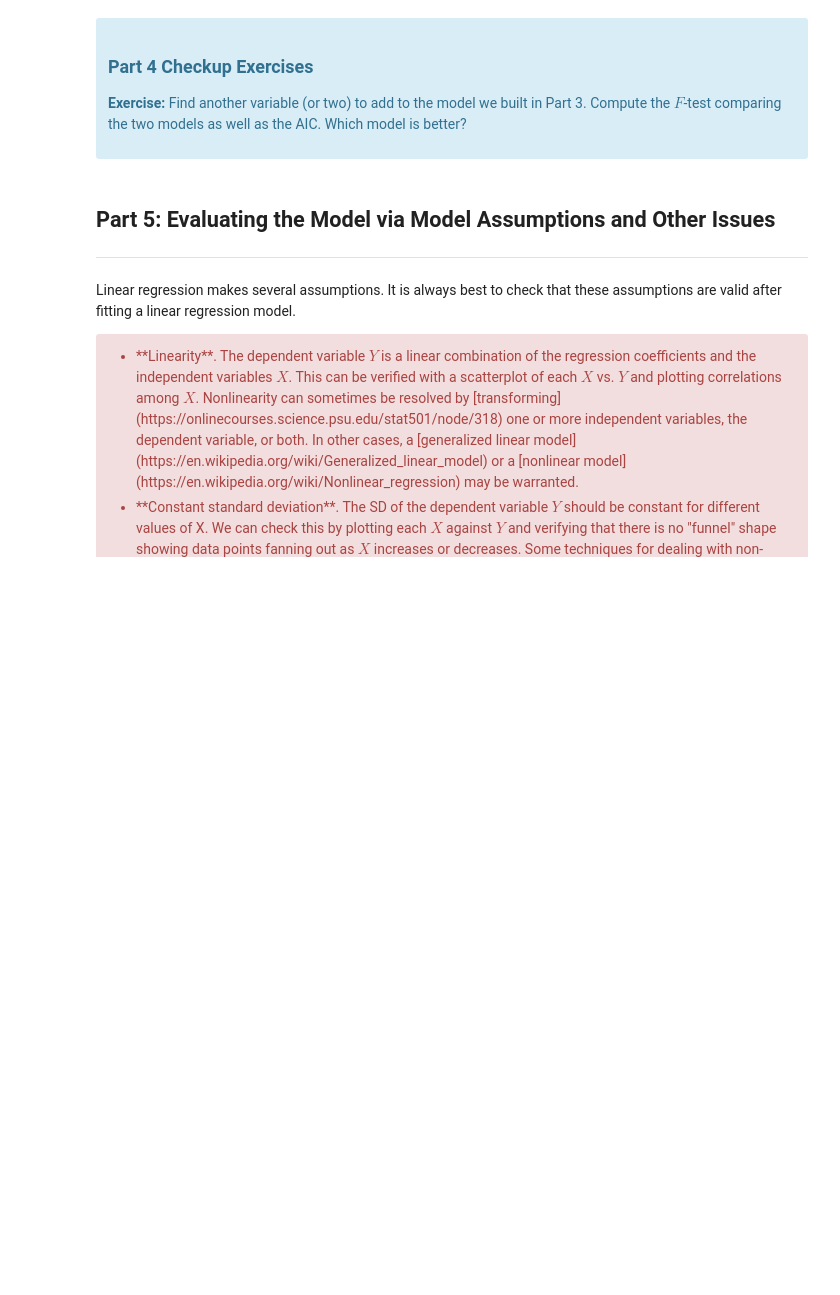
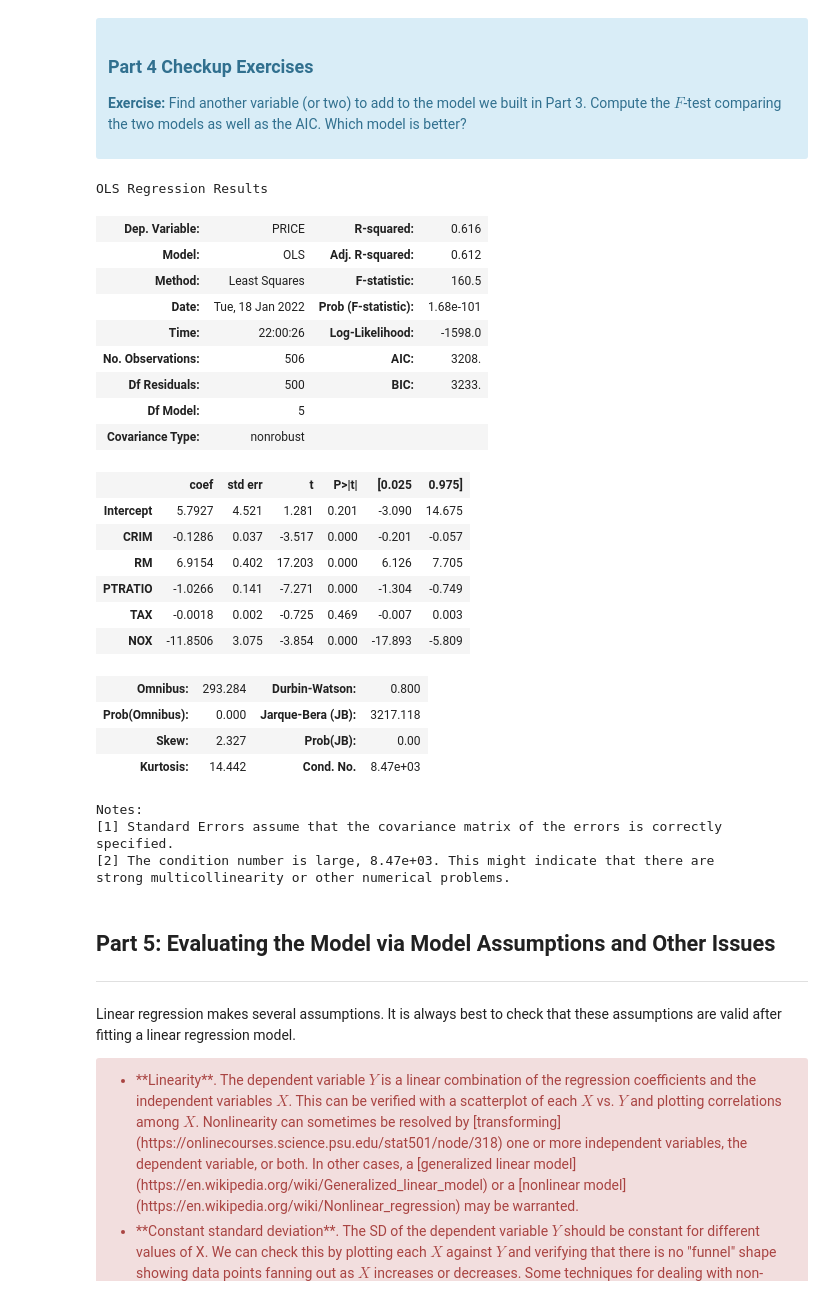
Before and after one commit to amtsatterfield/mec-mini-projects, a Jupyter notebook: mec-11.4.1-linear-regression-mini-project/Mini_Project_Linear_Regression.ipynb, the cells around one changed output. Drawn from its saved outputs; the diff is of its cells as text; code cells hidden in the pictures; blank space fills up the shorter version.

```diff
--- a/mec-11.4.1-linear-regression-mini-project/Mini_Project_Linear_Regression.ipynb
+++ b/mec-11.4.1-linear-regression-mini-project/Mini_Project_Linear_Regression.ipynb
@@ -765,6 +860,36 @@ where $L$ is the likelihood of the model. AIC is meaningless in the absolute sen
 
 <p><b>Exercise:</b> Find another variable (or two) to add to the model we built in Part 3. Compute the $F$-test comparing the two models as well as the AIC. Which model is better?</p>
 </div>
+# %%
+m = ols('PRICE ~ CRIM+RM+PTRATIO+TAX+NOX', bos).fit()
+m.summary()
+# The first model is better
+# %% [output]
+OLS Regression Results
+| Dep. Variable: | PRICE | R-squared: | 0.616 |
+| Model: | OLS | Adj. R-squared: | 0.612 |
+| Method: | Least Squares | F-statistic: | 160.5 |
+| Date: | Tue, 18 Jan 2022 | Prob (F-statistic): | 1.68e-101 |
+| Time: | 22:00:26 | Log-Likelihood: | -1598.0 |
+| No. Observations: | 506 | AIC: | 3208. |
+| Df Residuals: | 500 | BIC: | 3233. |
+| Df Model: | 5 |  |  |
+| Covariance Type: | nonrobust |  |  |
+|  | coef | std err | t | P>|t| | [0.025 | 0.975] |
+| Intercept | 5.7927 | 4.521 | 1.281 | 0.201 | -3.090 | 14.675 |
+| CRIM | -0.1286 | 0.037 | -3.517 | 0.000 | -0.201 | -0.057 |
+| RM | 6.9154 | 0.402 | 17.203 | 0.000 | 6.126 | 7.705 |
+| PTRATIO | -1.0266 | 0.141 | -7.271 | 0.000 | -1.304 | -0.749 |
+| TAX | -0.0018 | 0.002 | -0.725 | 0.469 | -0.007 | 0.003 |
+| NOX | -11.8506 | 3.075 | -3.854 | 0.000 | -17.893 | -5.809 |
+| Omnibus: | 293.284 | Durbin-Watson: | 0.800 |
+| Prob(Omnibus): | 0.000 | Jarque-Bera (JB): | 3217.118 |
+| Skew: | 2.327 | Prob(JB): | 0.00 |
+| Kurtosis: | 14.442 | Cond. No. | 8.47e+03 |
+Notes:
+[1] Standard Errors assume that the covariance matrix of the errors is correctly specified.
+[2] The condition number is large, 8.47e+03. This might indicate that there are
+strong multicollinearity or other numerical problems.
 # %% [markdown]
 
 ## Part 5: Evaluating the Model via Model Assumptions and Other Issues
```
Also changed, not shown: parts of 12 cells of this notebook.
